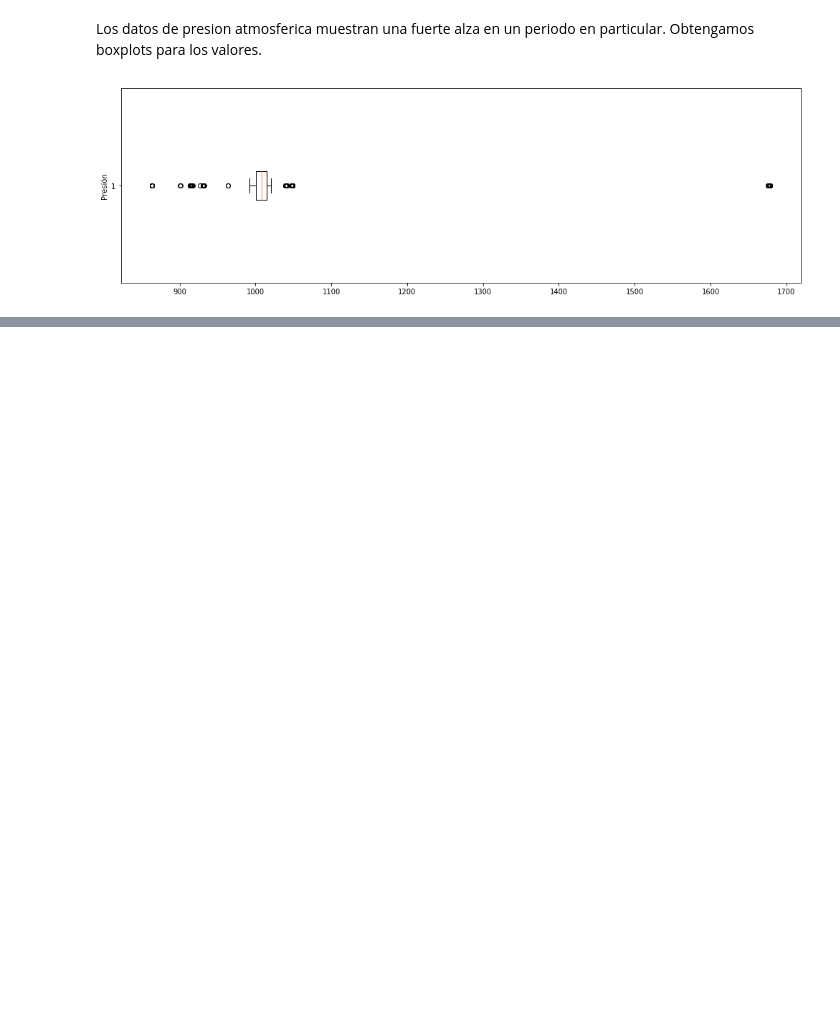
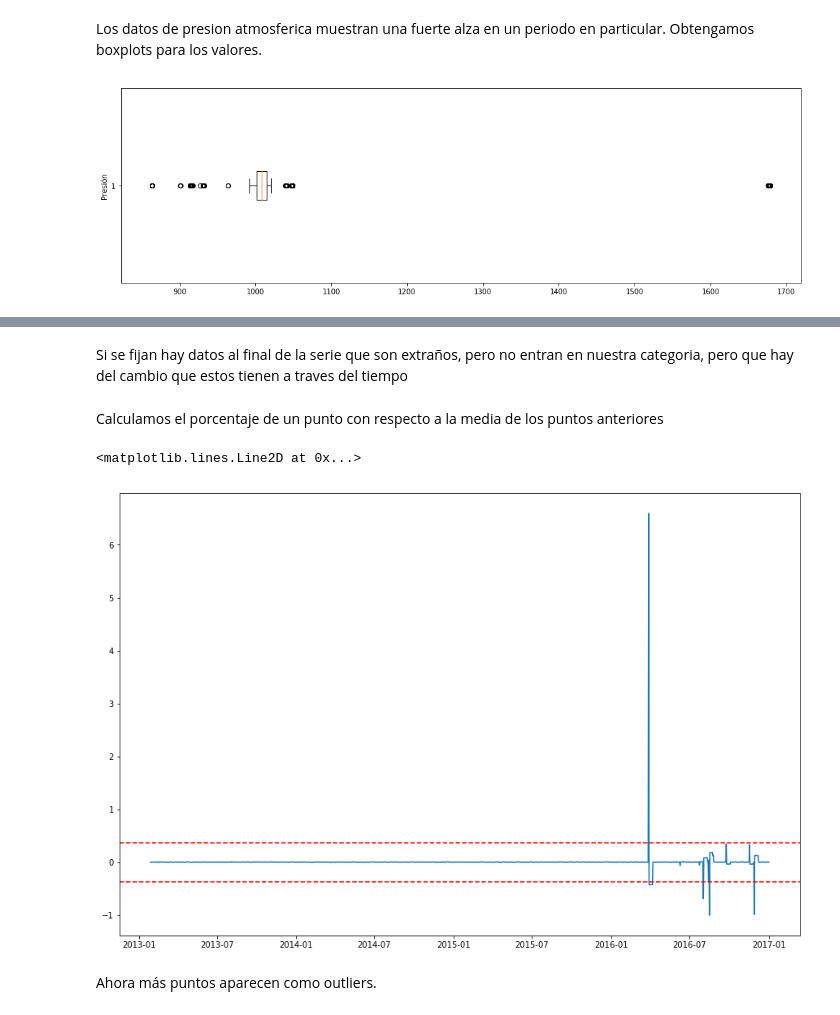
Before and after one commit to PamelaMunozCaceres/Python-Study, a Jupyter notebook: Jugando con Series de Tiempo.ipynb, the cells around one changed output, grey strips where cells are left out. Cells and saved outputs as stored; diff of their text form; code cells hidden in the pictures; blank space fills up the shorter version.

```diff
--- a/Jugando con Series de Tiempo.ipynb
+++ b/Jugando con Series de Tiempo.ipynb
@@ -121,0 +199,31 @@ plt.show()
+# %% [markdown]
+Si se fijan hay datos al final de la serie que son extraños, pero no entran en nuestra categoria, pero que hay del cambio que estos tienen a traves del tiempo
+# %% [markdown]
+Calculamos el porcentaje de un punto con respecto a la media de los puntos anteriores
+# %%
+def variacion_promedio(values):
+
+    valores_anteriores = values.iloc[:-1]
+    ultimo_valor = values.iloc[-1]
+
+    v_promedio = ((ultimo_valor - np.mean(valores_anteriores))
+                  / np.mean(valores_anteriores))
+    return v_promedio
+# %%
+df_train.reset_index(inplace=True, drop=True)
+df_train['meanpressure_percent_change'] =\
+    df_train['meanpressure'].rolling(window=10).aggregate(variacion_promedio)
+# %%
+promedio = df_train['meanpressure_percent_change'].mean()
+std = df_train['meanpressure_percent_change'].std()
+
+fig, ax = plt.subplots(figsize=(15, 10), sharex=True)
+
+ax.plot(df_train['date'], df_train['meanpressure_percent_change'])
+ax.axhline(promedio + std * 2, ls='--', c='r')
+ax.axhline(promedio - std * 2, ls='--', c='r')
+# %% [output]
+<matplotlib.lines.Line2D at 0x...>
+[figure, added]
+# %% [markdown]
+Ahora más puntos aparecen como outliers.
```
Also changed, not shown: parts of 17 cells of this notebook.
